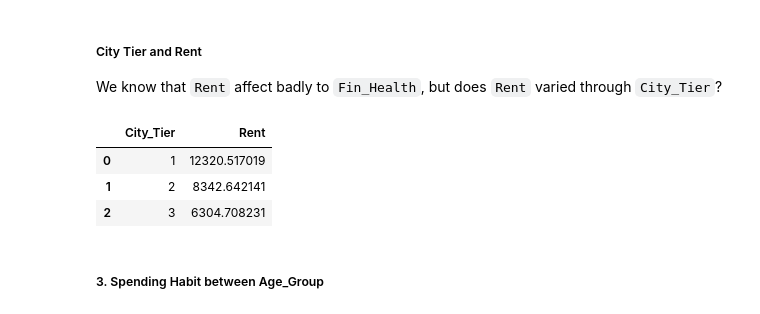
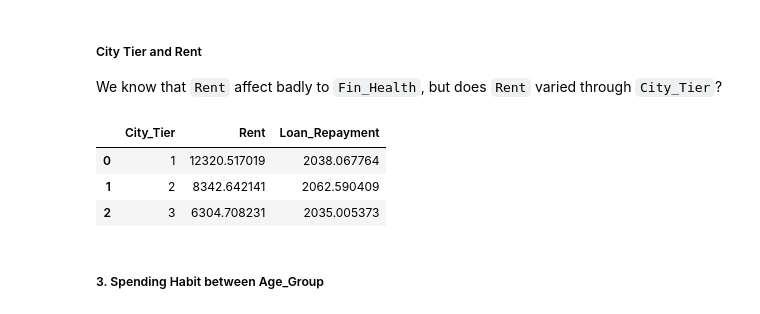
Before and after one commit to QuanLe-Chau/MAI391_Financial-Wellness-Prediction-Model, a Jupyter notebook: project.ipynb, the cells around one changed output. Cells and saved outputs as stored; diff of their text form; code cells hidden in the pictures.

```diff
--- a/project.ipynb
+++ b/project.ipynb
@@ -265,4 +273,15 @@ plt.title("Age Group Distribution")
 # %% [output]
 Text(0.5, 1.0, 'Age Group Distribution')
 [figure]
+# %%
+def city_tier(df):
+    if df['City_Tier'] == 'Tier_1':
+        return 1
+    if df['City_Tier'] == 'Tier_2':
+        return 2
+    if df['City_Tier'] == 'Tier_3':
+        return 3
+
+city_tier = df.apply(city_tier, axis=1)
+df['City_Tier'] = city_tier
 # %% [markdown]
@@ -340,8 +359,12 @@ Fin_Health
 2     6657
 0      112
 Name: count, dtype: int64
-# %%
-df = pd.get_dummies(df, columns=['City_Tier'], prefix='encoded', dtype=int)
+# %%
+# After creating "Neccessary Expense" and "Discretionary Expense", we only interested in explore spending habit through these 2 columns
+# so we drop those column below for the process to be simplier.
+
+df.drop(['Insurance', 'Groceries', 'Transport', 'Eating_Out', 'Entertainment',
+         'Utilities', 'Healthcare', 'Education', 'Miscellaneous'], axis=1, inplace=True)
 # %%
 df.head()
 # %% [output]
@@ -507,15 +537,15 @@ plt.show()
 
 We know that `Rent` affect badly to `Fin_Health`, but does `Rent` varied through `City_Tier`?
 # %%
-city_rent_grp_df = df[['City_Tier', 'Rent']]
+city_rent_grp_df = df[['City_Tier', 'Rent', 'Loan_Repayment']]
 city_rent_grp_df = city_rent_grp_df.groupby(['City_Tier'], as_index=False).mean()
 
 city_rent_grp_df
 # %% [output]
-|  | City_Tier | Rent |
-| 0 | 1 | 12320.517019 |
-| 1 | 2 | 8342.642141 |
-| 2 | 3 | 6304.708231 |
+|  | City_Tier | Rent | Loan_Repayment |
+| 0 | 1 | 12320.517019 | 2038.067764 |
+| 1 | 2 | 8342.642141 | 2062.590409 |
+| 2 | 3 | 6304.708231 | 2035.005373 |
 # %% [markdown]
 ##### 3. Spending Habit between Age_Group
 # %%
```
Also changed, not shown: parts of 42 cells of this notebook.
